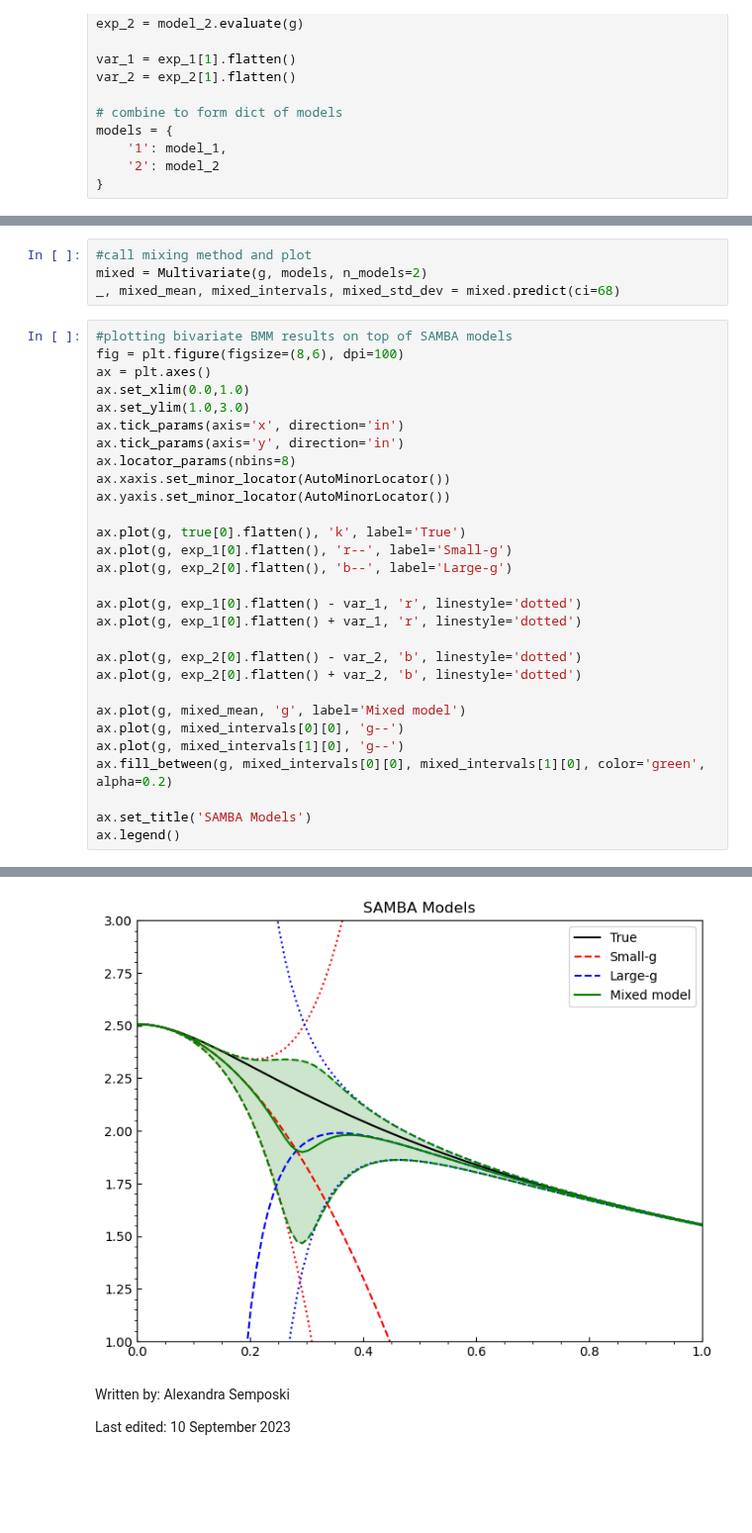
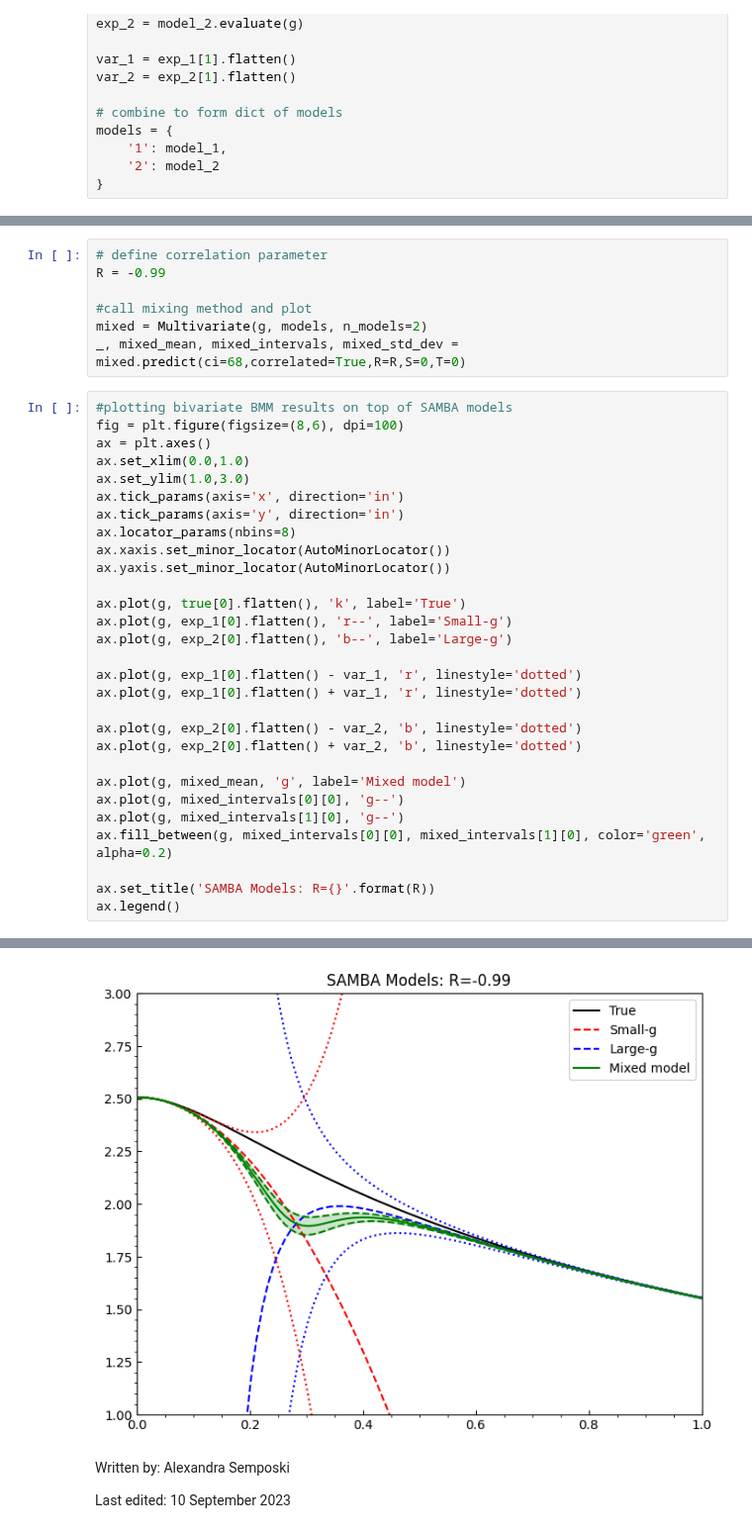
Before and after one commit to bandframework/Taweret, a Jupyter notebook: docs/source/notebooks/Bivariate_Test.ipynb, the cells around one changed output, grey strips where cells are left out. Shown at 99% size. Cells and saved outputs as stored; diff of their text form; blank space fills up the shorter version.

Commit message:
adding correlated models

```diff
--- a/docs/source/notebooks/Bivariate_Test.ipynb
+++ b/docs/source/notebooks/Bivariate_Test.ipynb
@@ -57,41 +60,44 @@ ax.legend()
 <matplotlib.legend.Legend at 0x...>
 [figure]
 # %%
+# define correlation parameter
+R = -0.99
+
 #call mixing method and plot
 mixed = Multivariate(g, models, n_models=2)
-_, mixed_mean, mixed_intervals, mixed_std_dev = mixed.predict(ci=68)
+_, mixed_mean, mixed_intervals, mixed_std_dev = mixed.predict(ci=68,correlated=True,R=R,S=0,T=0)
 # %%
 #plotting bivariate BMM results on top of SAMBA models
 fig = plt.figure(figsize=(8,6), dpi=100)
 ax = plt.axes()
 ax.set_xlim(0.0,1.0)
 ax.set_ylim(1.0,3.0)
 ax.tick_params(axis='x', direction='in')
 ax.tick_params(axis='y', direction='in')
 ax.locator_params(nbins=8)
 ax.xaxis.set_minor_locator(AutoMinorLocator())
 ax.yaxis.set_minor_locator(AutoMinorLocator())
 
 ax.plot(g, true[0].flatten(), 'k', label='True')
 ax.plot(g, exp_1[0].flatten(), 'r--', label='Small-g')
 ax.plot(g, exp_2[0].flatten(), 'b--', label='Large-g')
 
 ax.plot(g, exp_1[0].flatten() - var_1, 'r', linestyle='dotted')
 ax.plot(g, exp_1[0].flatten() + var_1, 'r', linestyle='dotted')
 
 ax.plot(g, exp_2[0].flatten() - var_2, 'b', linestyle='dotted')
 ax.plot(g, exp_2[0].flatten() + var_2, 'b', linestyle='dotted')
 
 ax.plot(g, mixed_mean, 'g', label='Mixed model')
 ax.plot(g, mixed_intervals[0][0], 'g--')
 ax.plot(g, mixed_intervals[1][0], 'g--')
 ax.fill_between(g, mixed_intervals[0][0], mixed_intervals[1][0], color='green', alpha=0.2)
 
-ax.set_title('SAMBA Models')
+ax.set_title('SAMBA Models: R={}'.format(R))
 ax.legend()
 # %% [output]
 <matplotlib.legend.Legend at 0x...>
-[figure, old version]
+[figure, new version]
 # %% [markdown]
 Written by: Alexandra Semposki
 
```
Also changed, not shown: parts of 1 cell of this notebook, 2 other files.
